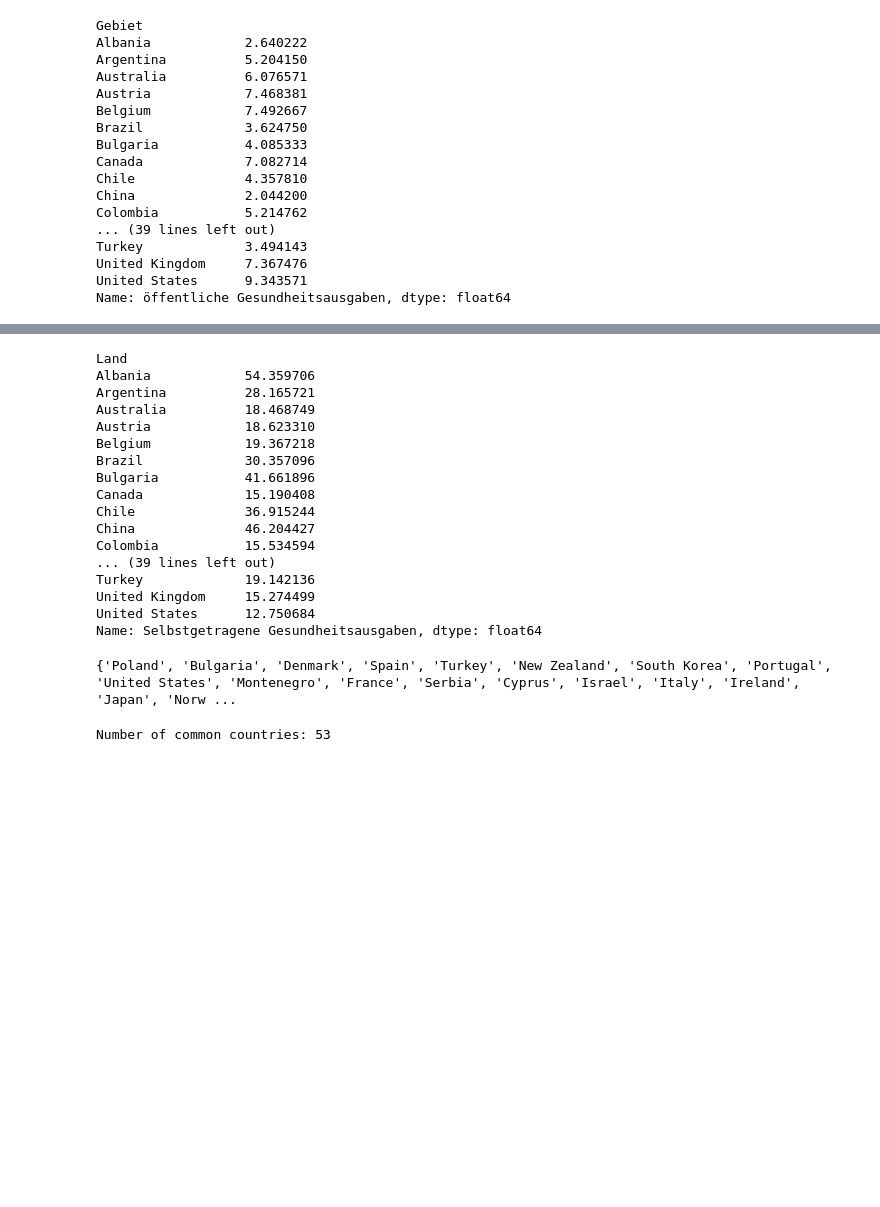
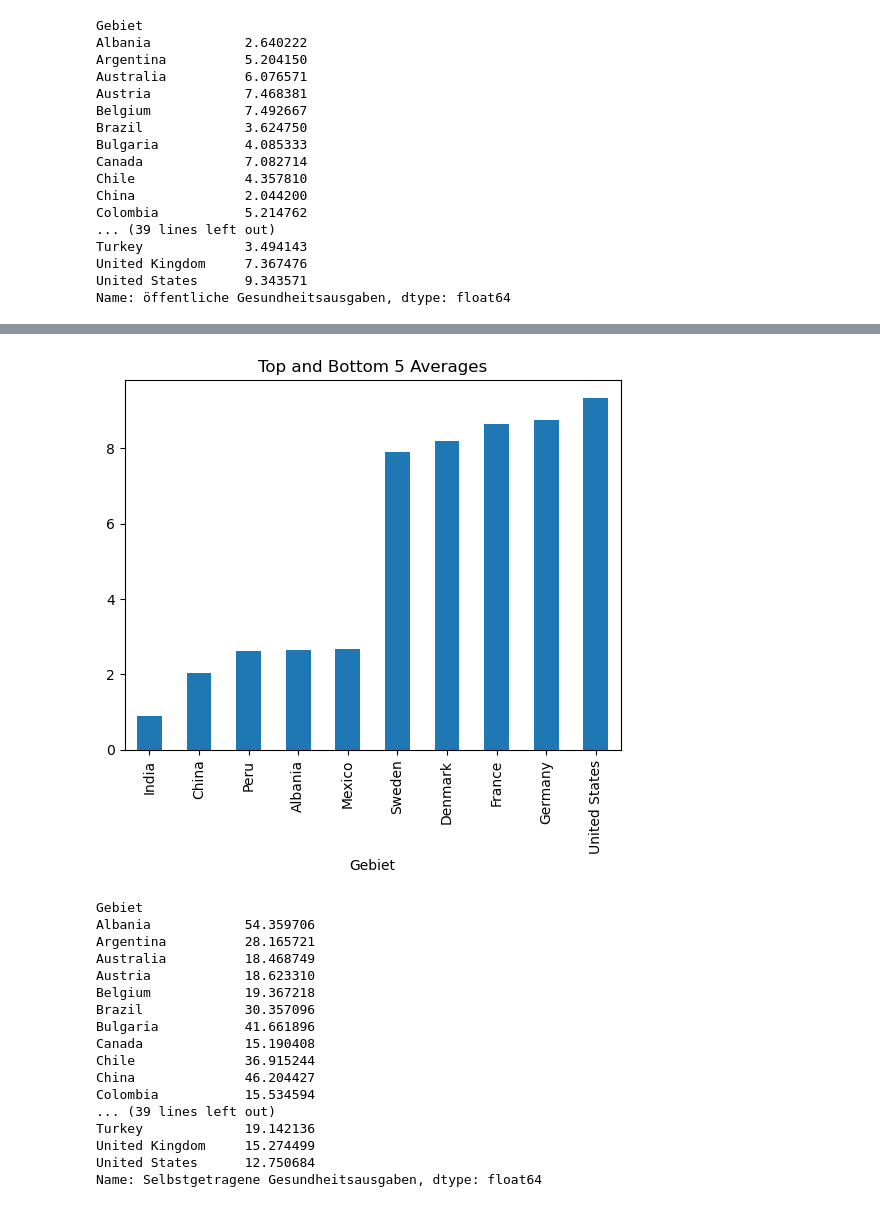
Before and after one commit to cossllea/BMLD1-LN2-Python, a Jupyter notebook: Grundgerüst_Leistungsnachweis.ipynb, the cells around one changed output, grey strips where cells are left out. Saved outputs shown, nothing was run; the diff lists cells and outputs as text; code cells hidden in the pictures; blank space fills up the shorter version.

```diff
--- a/Grundgerüst_Leistungsnachweis.ipynb
+++ b/Grundgerüst_Leistungsnachweis.ipynb
@@ -436,0 +468,11 @@ df2.head()
+# %%
+averages1sorted = average_expenditure1.sort_values()
+
+# Show the lowest 5 differences
+print("Lowest 10 differences:")
+print(averages1sorted.head(5))
+
+
+# Show the top 5 differences
+print("\nTop 10 differences:")
+print(averages1sorted.tail(5))
@@ -456,3 +517,6 @@ Turkey             3.494143
 United Kingdom     7.367476
 United States      9.343571
 Name: öffentliche Gesundheitsausgaben, dtype: float64
+# %%
+averagesgraph = [averages1sorted.head(5), averages1sorted.tail(5)]
+print (averagesgraph)
@@ -458,0 +537,6 @@ Name: öffentliche Gesundheitsausgaben, dtype: float64
+# %%
+top_and_bottom = pd.concat(averagesgraph)
+top_and_bottom.plot(kind="bar", title="Top and Bottom 5 Averages")
+plt.show()
+# %% [output]
+[figure, added]
@@ -459,9 +564,10 @@ Name: öffentliche Gesundheitsausgaben, dtype: float64
 # %%
-df2_filtered = df2[(df2['Jahr'] >= 2000) & (df2['Jahr'] <= 2020) & (df2[country_col_df2].isin(common_countries))]
-average_expenditure2 = df2_filtered.groupby('Land')['Selbstgetragene Gesundheitsausgaben'].mean()
+#Durchschnittliche selbstgetragene Gesundheitskosten in den 20 Jahren pro Land
+df2_filtered2 = df2[(df2['Jahr'] >= 2000) & (df2['Jahr'] <= 2020) & (df2[country_col_df2].isin(common_countries))]
+average_expenditure2 = df2_filtered2.groupby('Gebiet')['Selbstgetragene Gesundheitsausgaben'].mean()
 print(average_expenditure2)
 # %% [output]
-Land
+Gebiet
 Albania            54.359706
 Argentina          28.165721
 Australia          18.468749
@@ -478,20 +584,3 @@ Turkey             19.142136
 United Kingdom     15.274499
 United States      12.750684
 Name: Selbstgetragene Gesundheitsausgaben, dtype: float64
-# %%
-country_col_df1 = 'Gebiet'  # Adjust this based on df1
-country_col_df2 = 'Land'  # Adjust this based on df2
-
-# Find common countries
-common_countries = set(df1[country_col_df1]).intersection(set(df2[country_col_df2]))
-
-# Filter both DataFrames to keep only common countries
-df1_filtered = df1[df1[country_col_df1].isin(common_countries)]
-df2_filtered = df2[df2[country_col_df2].isin(common_countries)]
-print(common_countries)
-# %% [output]
-{'Poland', 'Bulgaria', 'Denmark', 'Spain', 'Turkey', 'New Zealand', 'South Korea', 'Portugal', 'United States', 'Montenegro', 'France', 'Serbia', 'Cyprus', 'Israel', 'Italy', 'Ireland', 'Japan', 'Norw ...
-# %%
-print("Number of common countries:", len(common_countries))
-# %% [output]
-Number of common countries: 53
```
Also changed, not shown: parts of 19 cells of this notebook.
